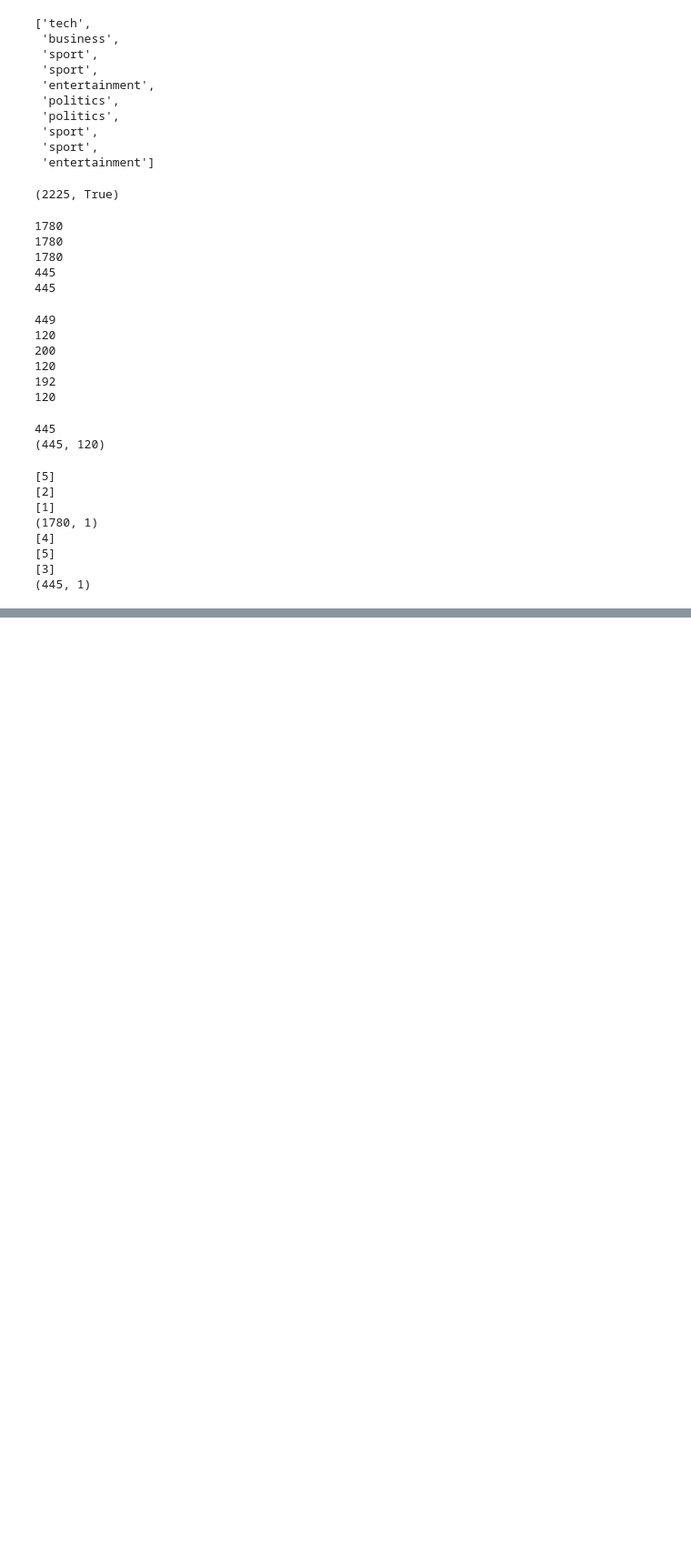
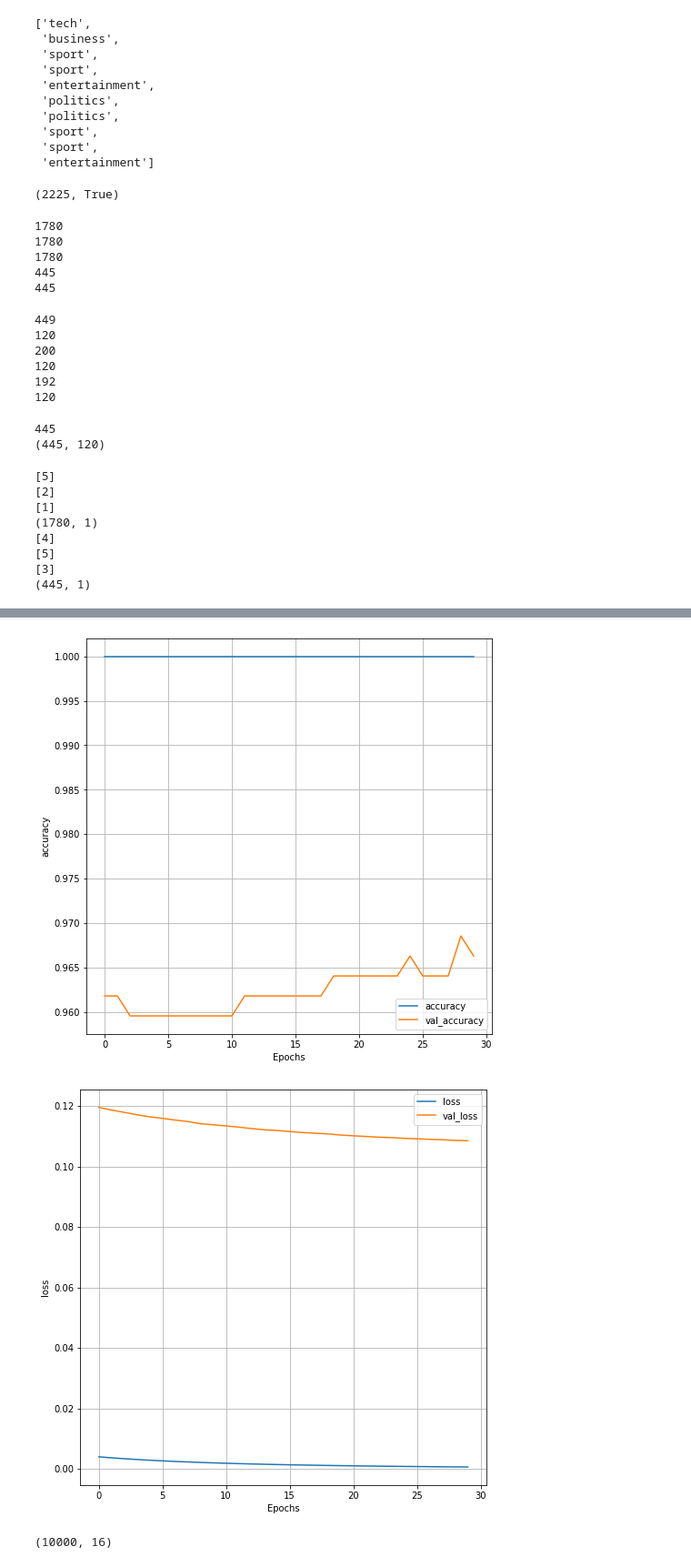
Before and after one commit to aaBadri/nlp-tf, a Jupyter notebook: week2/week2-exercise.ipynb, the cells around one changed output, grey strips where cells are left out. Shown: that part at 91% size. Cells and saved outputs as stored; diff of their text form; code cells hidden in the pictures; blank space fills up the shorter version.

```diff
--- a/week2/week2-exercise.ipynb
+++ b/week2/week2-exercise.ipynb
@@ -158,7 +160,10 @@ print(validation_label_seq.shape)
 (445, 1)
 # %%
 model = tf.keras.Sequential([
-# YOUR CODE HERE
+                             keras.layers.Embedding(vocab_size, embedding_dim, input_length=max_length),
+                             keras.layers.GlobalAveragePooling1D(),
+                             keras.layers.Dense(24,activation="relu"),
+                             keras.layers.Dense(6,activation="softmax")
 ])
 model.compile(loss='sparse_categorical_crossentropy',optimizer='adam',metrics=['accuracy'])
 model.summary()
@@ -180,3 +202,3 @@ model.summary()
 # %%
 num_epochs = 30
-history = model.fit(# YOUR CODE HERE)
+history = model.fit(train_padded,training_label_seq,epochs=num_epochs,validation_data=(validation_padded,validation_label_seq), verbose=1)
@@ -183,17 +223,24 @@ history = model.fit(# YOUR CODE HERE)
 # %%
 import matplotlib.pyplot as plt
 
 
 def plot_graphs(history, string):
-  plt.plot(history.history[string])
-  plt.plot(history.history['val_'+string])
+  pd.DataFrame({string:history.history[string],
+              'val_'+string:history.history['val_'+string],
+              }).plot(figsize=(8, 8))
+  # plt.plot(history.history[string])
+  # plt.plot(history.history[])
   plt.xlabel("Epochs")
   plt.ylabel(string)
-  plt.legend([string, 'val_'+string])
+  # plt.legend([string, 'val_'+string])
+  plt.grid(True)
   plt.show()
 
-plot_graphs(history, "acc")
+plot_graphs(history, "accuracy")
 plot_graphs(history, "loss")
+# %% [output]
+[figure, added]
+[figure, added]
 # %%
 reverse_word_index = dict([(value, key) for (key, value) in word_index.items()])
 
@@ -206,6 +253,8 @@ print(weights.shape) # shape: (vocab_size, embedding_dim)
 
 # Expected output
 # (1000, 16)
+# %% [output]
+(10000, 16)
 # %%
 import io
 
```
Also changed, not shown: parts of 3 cells of this notebook.
